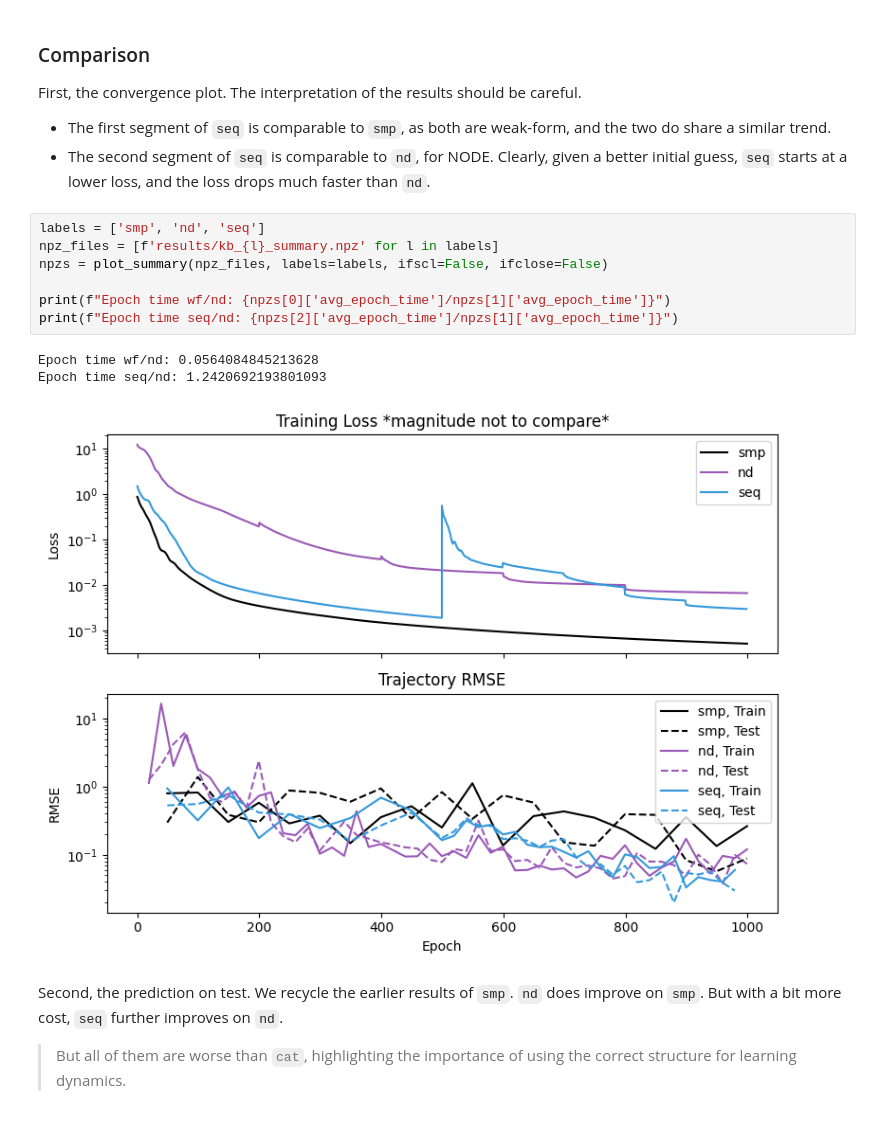
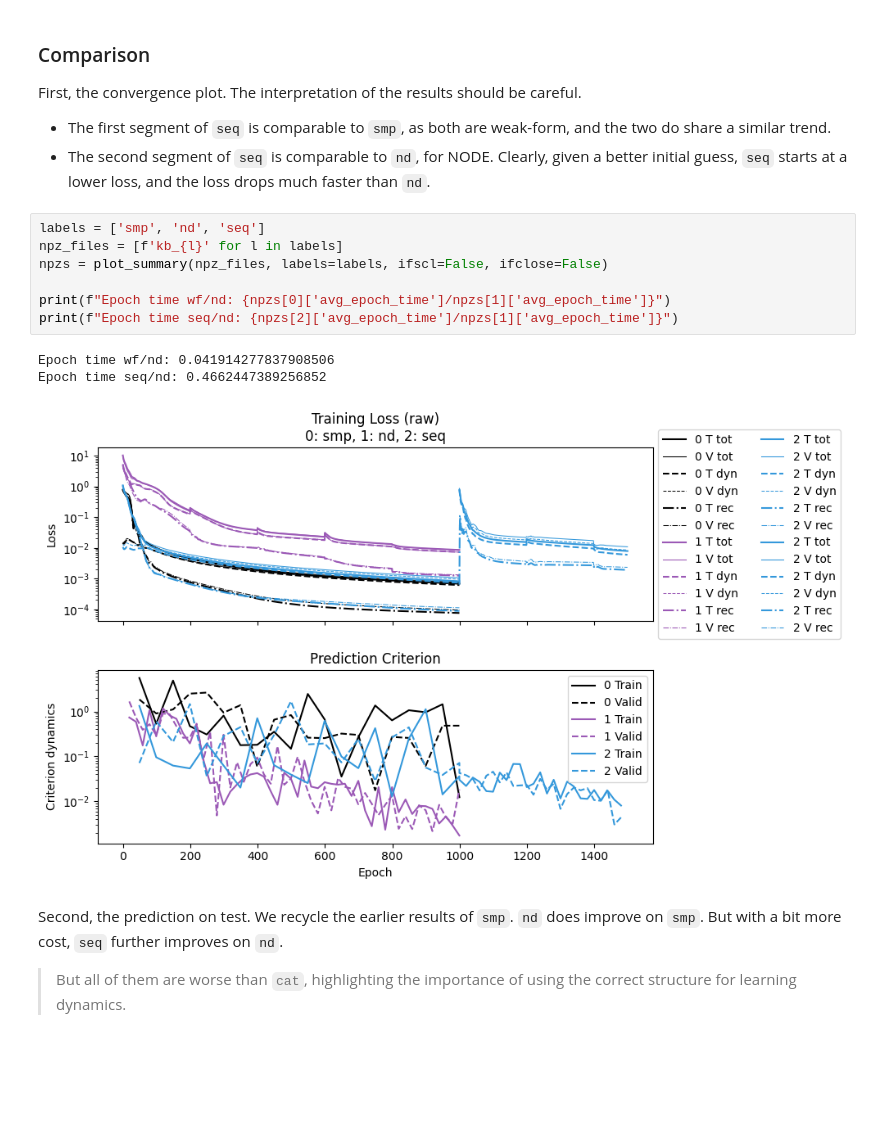
Before and after one commit to p-smith22/dymad-dev, a Jupyter notebook: examples/2d_koopman/part1.ipynb, the cells around one changed output. Cells and saved outputs as stored; diff of their text form; blank space fills up the shorter version.

```diff
--- a/examples/2d_koopman/part1.ipynb
+++ b/examples/2d_koopman/part1.ipynb
@@ -319,15 +306,15 @@ First, the convergence plot.  The interpretation of the results should be carefu
 - The second segment of `seq` is comparable to `nd`, for NODE.  Clearly, given a better initial guess, `seq` starts at a lower loss, and the loss drops much faster than `nd`.
 # %%
 labels = ['smp', 'nd', 'seq']
-npz_files = [f'results/kb_{l}_summary.npz' for l in labels]
+npz_files = [f'kb_{l}' for l in labels]
 npzs = plot_summary(npz_files, labels=labels, ifscl=False, ifclose=False)
 
 print(f"Epoch time wf/nd: {npzs[0]['avg_epoch_time']/npzs[1]['avg_epoch_time']}")
 print(f"Epoch time seq/nd: {npzs[2]['avg_epoch_time']/npzs[1]['avg_epoch_time']}")
 # %% [output]
-Epoch time wf/nd: 0.0564084845213628
-Epoch time seq/nd: 1.2420692193801093
+Epoch time wf/nd: 0.041914277837908506
+Epoch time seq/nd: 0.4662447389256852
-[figure, old version]
+[figure, new version]
 # %% [markdown]
 Second, the prediction on test.  We recycle the earlier results of `smp`.  `nd` does improve on `smp`.  But with a bit more cost, `seq` further improves on `nd`.
 
```
Also changed, not shown: parts of 18 cells of this notebook, 3 other files.
